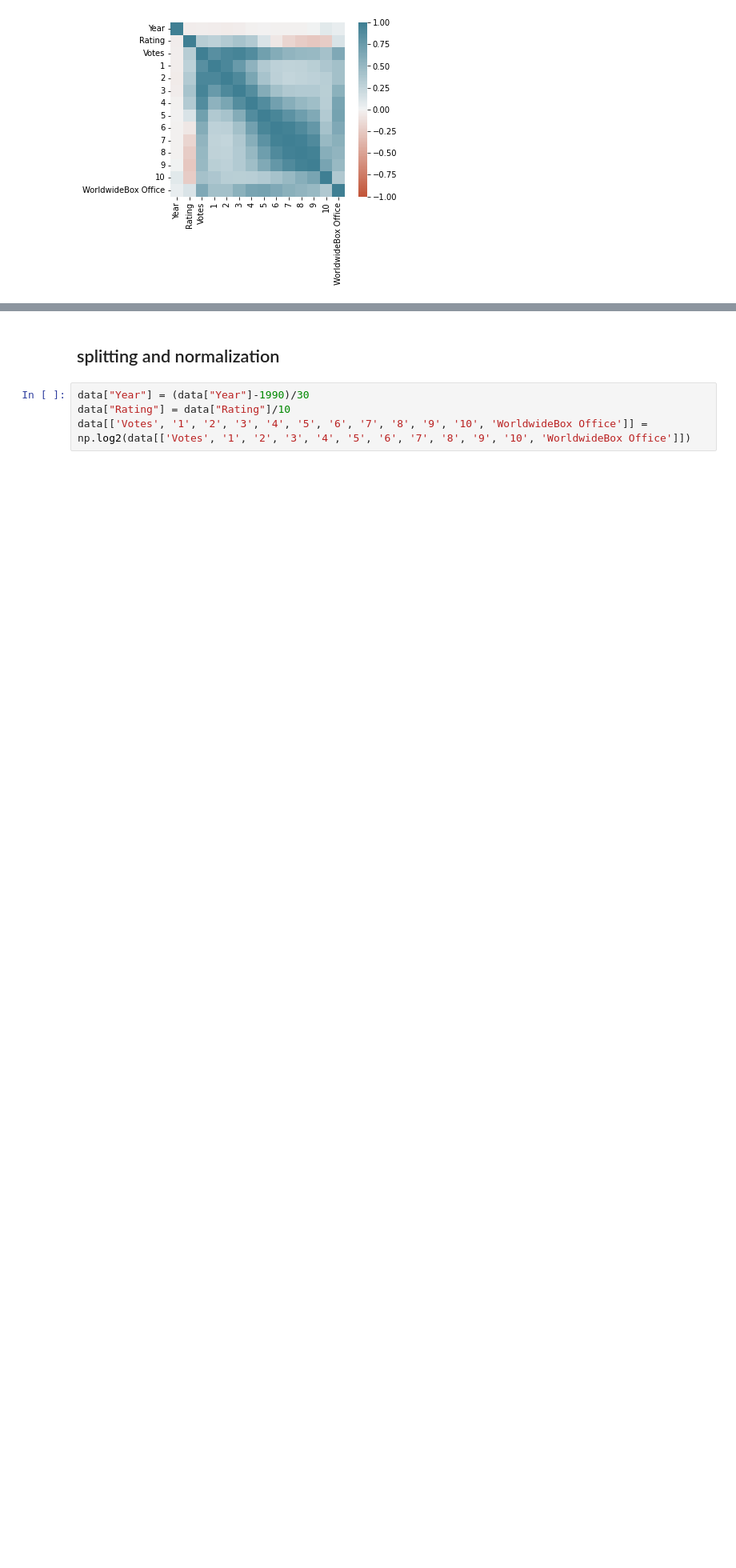
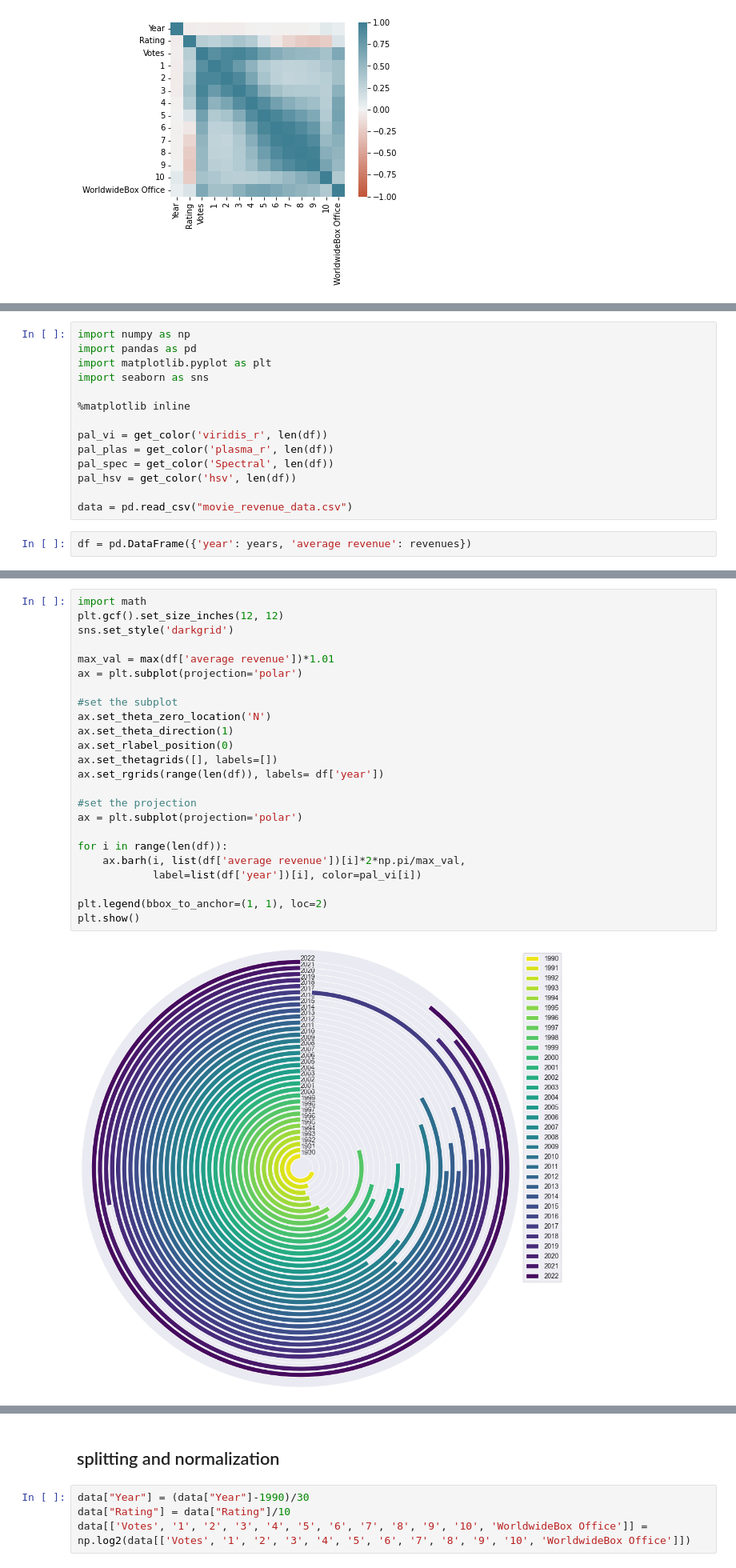
Before and after one commit to emre-bl/Movie-Revenue-Prediction, a Jupyter notebook: İMDB-m.ipynb, the cells around one changed output, grey strips where cells are left out. Shown at 80% size. Drawn from its saved outputs; the diff is of its cells as text; blank space fills up the shorter version.

Commit message:
-graphs
Including additional user-friendly images in the code

```diff
--- a/İMDB-m.ipynb
+++ b/İMDB-m.ipynb
@@ -330,0 +331,16 @@ sns.lineplot(x=years, y=revenues)
+# %%
+import numpy as np
+import pandas as pd
+import matplotlib.pyplot as plt
+import seaborn as sns
+
+%matplotlib inline
+
+pal_vi = get_color('viridis_r', len(df))
+pal_plas = get_color('plasma_r', len(df))
+pal_spec = get_color('Spectral', len(df))
+pal_hsv = get_color('hsv', len(df))
+
+data = pd.read_csv("movie_revenue_data.csv")
+# %%
+df = pd.DataFrame({'year': years, 'average revenue': revenues})
@@ -330,0 +363,26 @@ sns.lineplot(x=years, y=revenues)
+# %%
+import math
+plt.gcf().set_size_inches(12, 12)
+sns.set_style('darkgrid')
+
+max_val = max(df['average revenue'])*1.01
+ax = plt.subplot(projection='polar')
+
+#set the subplot
+ax.set_theta_zero_location('N')
+ax.set_theta_direction(1)
+ax.set_rlabel_position(0)
+ax.set_thetagrids([], labels=[])
+ax.set_rgrids(range(len(df)), labels= df['year'])
+
+#set the projection
+ax = plt.subplot(projection='polar')
+
+for i in range(len(df)):
+    ax.barh(i, list(df['average revenue'])[i]*2*np.pi/max_val,
+            label=list(df['year'])[i], color=pal_vi[i])
+
+plt.legend(bbox_to_anchor=(1, 1), loc=2)
+plt.show()
+# %% [output]
+[figure, added]
```
Also changed, not shown: parts of 8 cells of this notebook.
